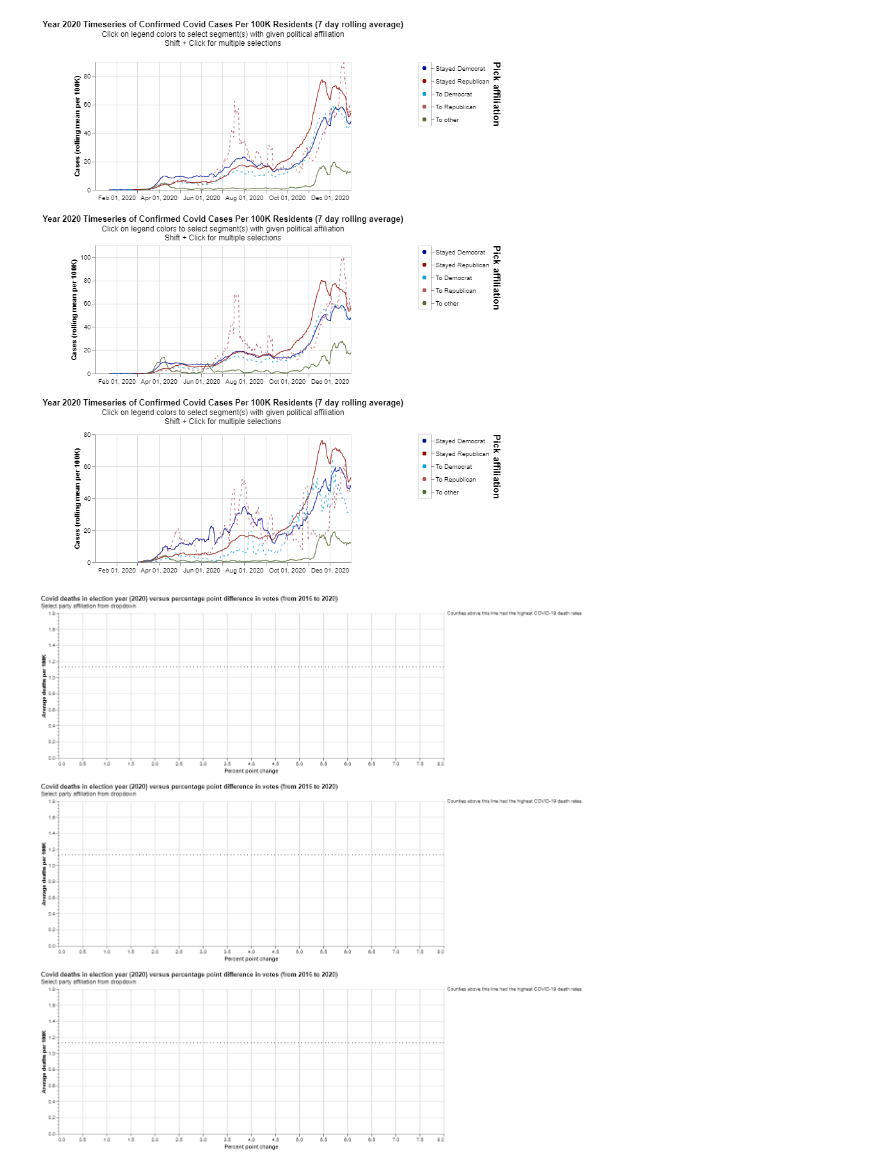
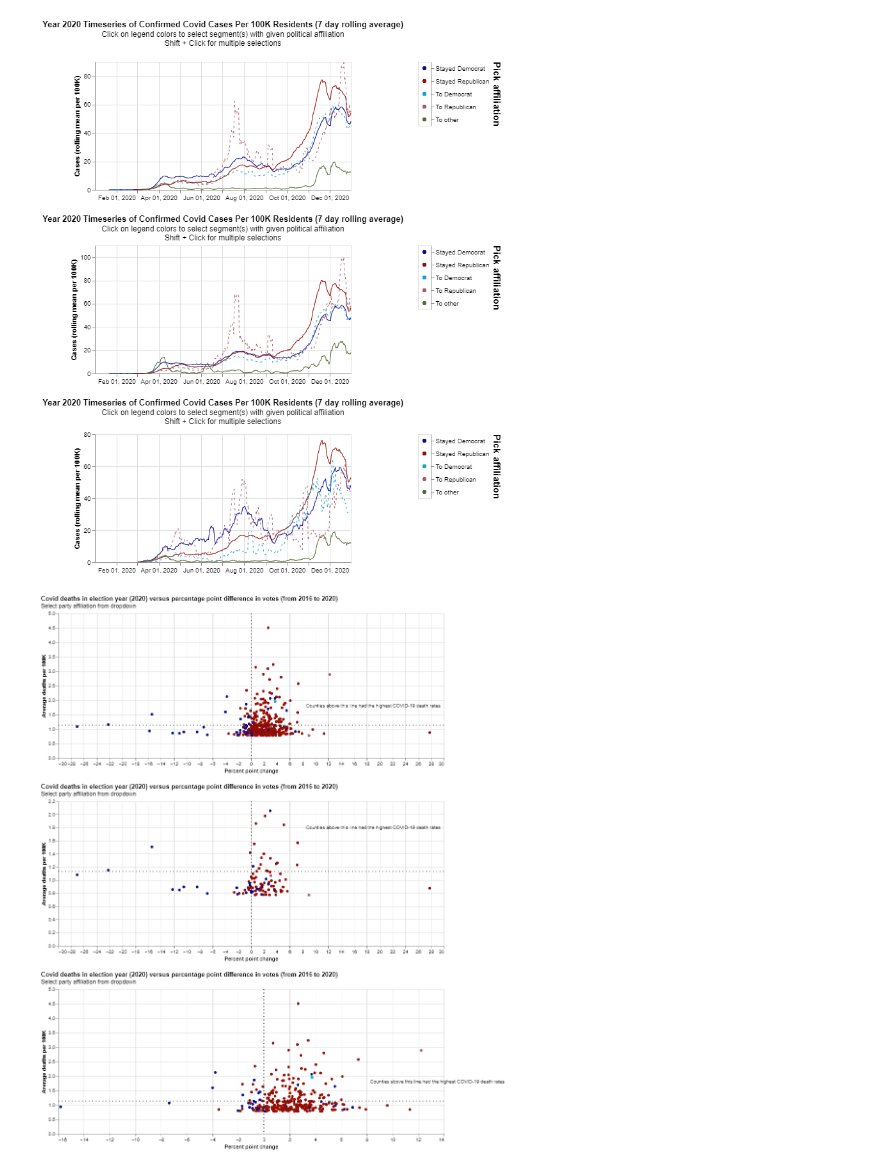
Before and after one commit to sjtalkar/Milestone1BPresidentialElectionAndCovid, a Jupyter notebook: CodeForPresidentialElectionsAndCovid/UrbanRuralConnection.ipynb, the cells around one changed output. Saved outputs shown, nothing was run; the diff lists cells and outputs as text; code cells hidden in the pictures.

Commit message:
Update the Urban Rural covid deaths visualizations

```diff
--- a/CodeForPresidentialElectionsAndCovid/UrbanRuralConnection.ipynb
+++ b/CodeForPresidentialElectionsAndCovid/UrbanRuralConnection.ipynb
@@ -244,8 +220,8 @@ SomeChart
 # %% [output]
 [figure]
 # %%
-
+FullDF, UrbanDF, RuralDF = CountyElecUrbanRuralSplit(getUrbanRuralAvgDeathsData)
 SomeChart2 = UrbanRuralAvgDeathsCompChart(FullDF, UrbanDF, RuralDF)
 SomeChart2
 # %% [output]
-[figure, old version]
+[figure, new version]
```
Also changed, not shown: parts of 9 cells of this notebook, 7 other files.
